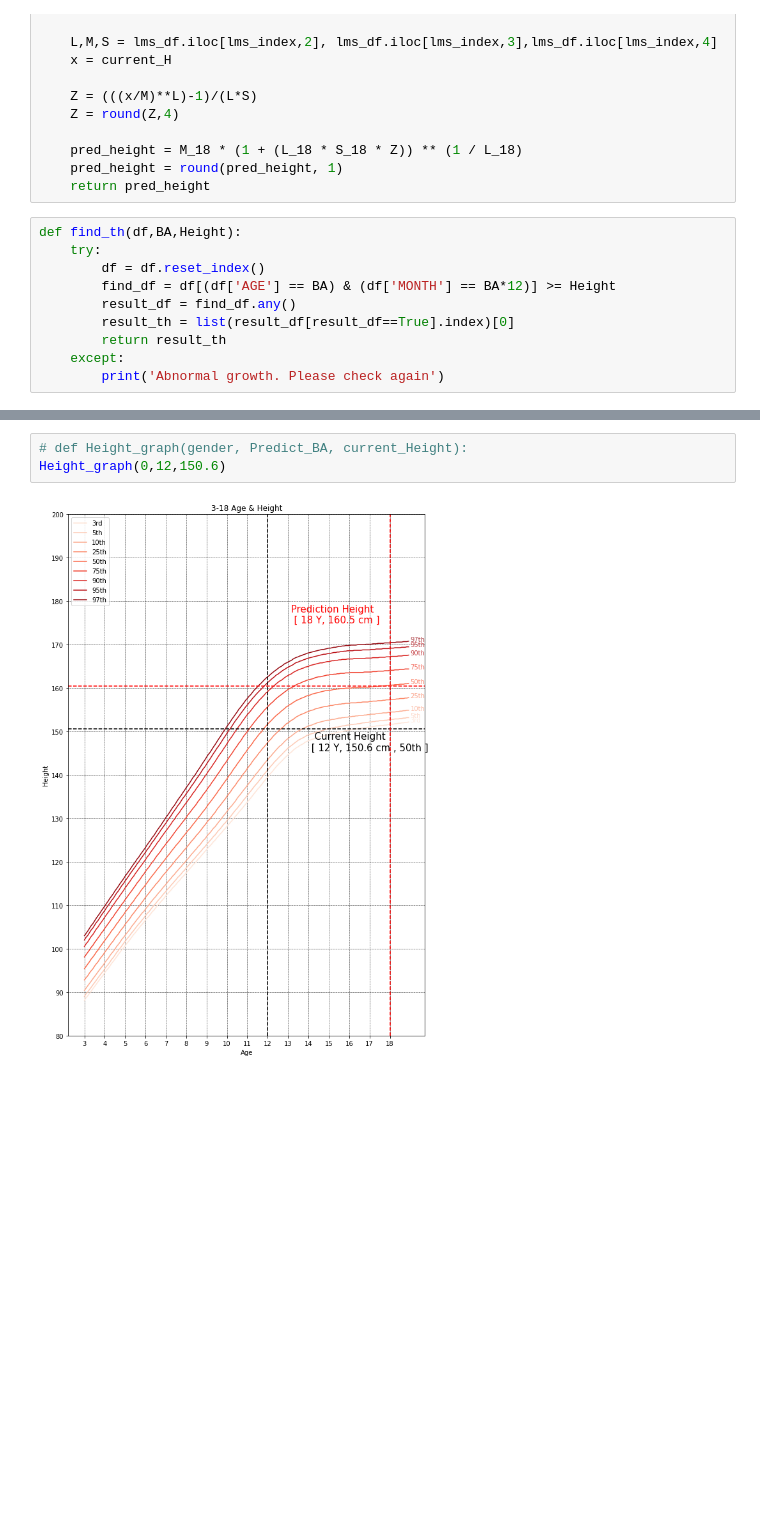
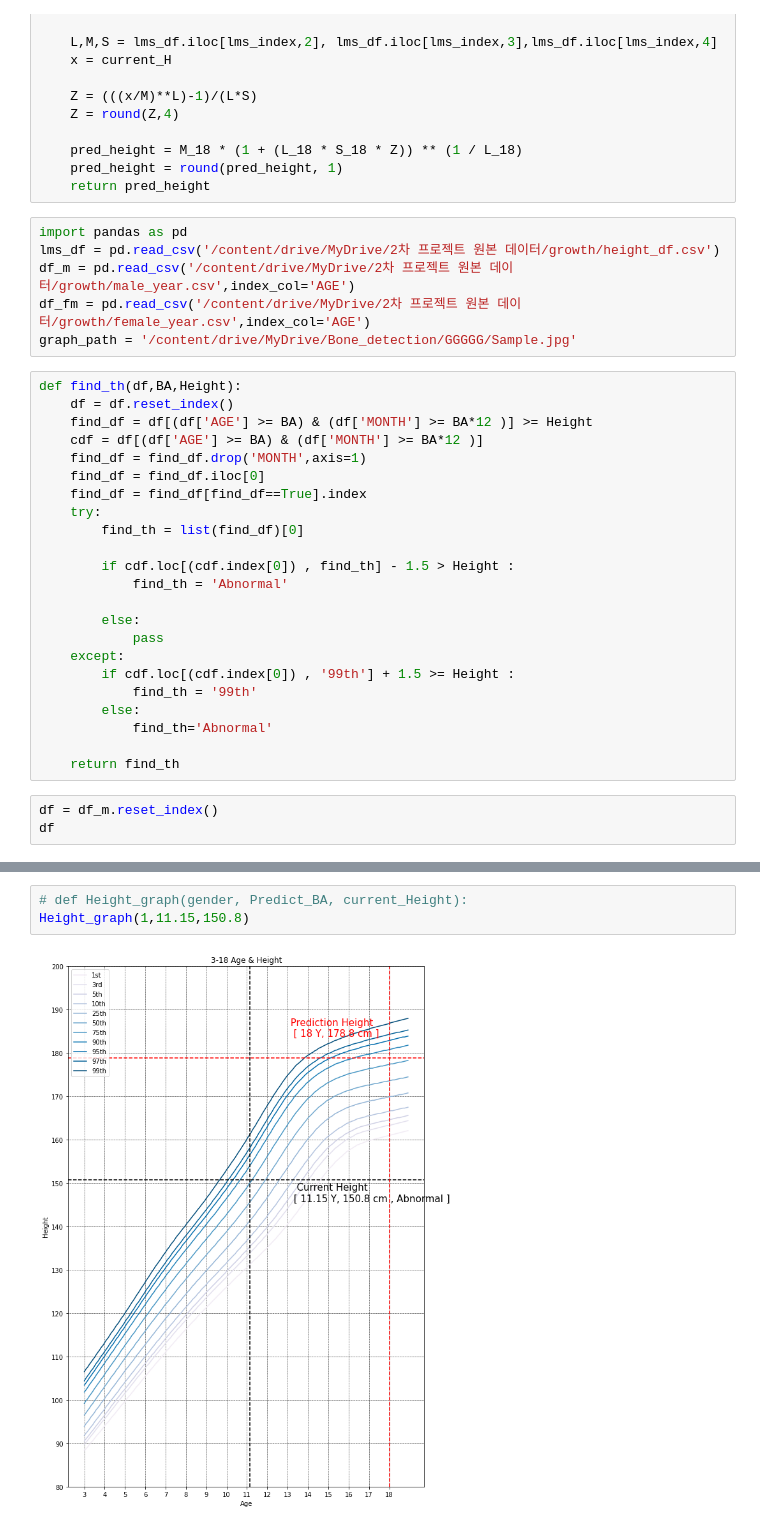
Before and after one commit to kikiru328/Bone_Detection, a Jupyter notebook: Growth_graph.ipynb, the cells around one changed output, grey strips where cells are left out. Drawn from its saved outputs; the diff is of its cells as text; blank space fills up the shorter version.

```diff
--- a/Growth_graph.ipynb
+++ b/Growth_graph.ipynb
@@ -52,13 +52,35 @@ def Height_prediction ( gender, BA, current_H ) :
     pred_height = M_18 * (1 + (L_18 * S_18 * Z)) ** (1 / L_18)
     pred_height = round(pred_height, 1)
     return pred_height
-# %%
-def find_th(df,BA,Height):
-    try:
-        df = df.reset_index()
-        find_df = df[(df['AGE'] == BA) & (df['MONTH'] == BA*12)] >= Height
-        result_df = find_df.any()
-        result_th = list(result_df[result_df==True].index)[0]
-        return result_th
-    except:
-        print('Abnormal growth. Please check again')
+# %%
+import pandas as pd
+lms_df = pd.read_csv('/content/drive/MyDrive/2차 프로젝트 원본 데이터/growth/height_df.csv')
+df_m = pd.read_csv('/content/drive/MyDrive/2차 프로젝트 원본 데이터/growth/male_year.csv',index_col='AGE')
+df_fm = pd.read_csv('/content/drive/MyDrive/2차 프로젝트 원본 데이터/growth/female_year.csv',index_col='AGE')
+graph_path = '/content/drive/MyDrive/Bone_detection/GGGGG/Sample.jpg'
+# %%
+def find_th(df,BA,Height):
+    df = df.reset_index()
+    find_df = df[(df['AGE'] >= BA) & (df['MONTH'] >= BA*12 )] >= Height
+    cdf = df[(df['AGE'] >= BA) & (df['MONTH'] >= BA*12 )]
+    find_df = find_df.drop('MONTH',axis=1)
+    find_df = find_df.iloc[0]
+    find_df = find_df[find_df==True].index
+    try:
+        find_th = list(find_df)[0]
+
+        if cdf.loc[(cdf.index[0]) , find_th] - 1.5 > Height :
+            find_th = 'Abnormal'
+
+        else:
+            pass
+    except:
+        if cdf.loc[(cdf.index[0]) , '99th'] + 1.5 >= Height :
+            find_th = '99th'
+        else:
+            find_th='Abnormal'
+
+    return find_th
+# %%
+df = df_m.reset_index()
+df
@@ -145,6 +180,6 @@ def Height_graph(gender, Predict_BA, current_Height):
     plt.title('3-18 Age & Height')
 # %%
 # def Height_graph(gender, Predict_BA, current_Height):
-Height_graph(0,12,150.6)
+Height_graph(1,11.15,150.8)
 # %% [output]
-[figure, old version]
+[figure, new version]
```
Also changed, not shown: parts of 9 cells of this notebook.
